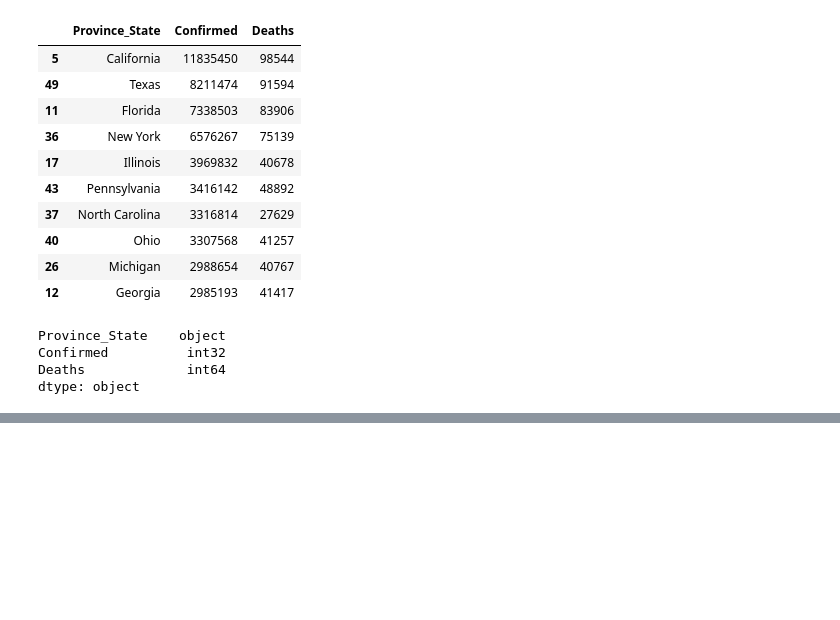
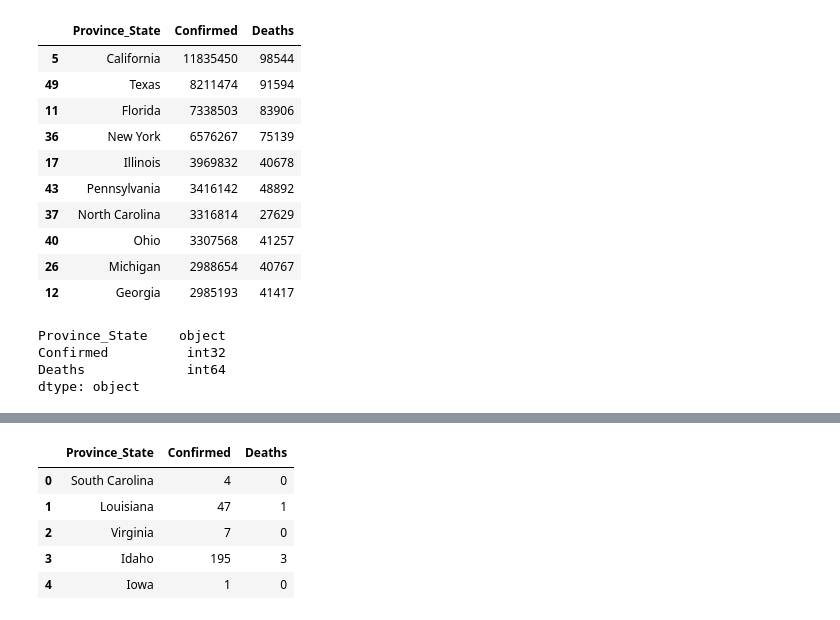
Before and after one commit to jvwastaken/Project-3, a Jupyter notebook: Sean/Resources/Graph_visuals.ipynb, the cells around one changed output, grey strips where cells are left out. Cells and saved outputs as stored; diff of their text form; code cells hidden in the pictures; blank space fills up the shorter version.

```diff
--- a/Sean/Resources/Graph_visuals.ipynb
+++ b/Sean/Resources/Graph_visuals.ipynb
@@ -74,0 +81,30 @@ plt.savefig(os.path.join(base_dir, 'Sean','Images', 'Top 10 Most Infected States
+# %%
+#Graph Visual 2: Are there any signs shown in the data that the country is able
+# to control the outbreak by the end of the year?
+
+# Set the base directory, directory pathing aid by Xpert Learning Assistant
+base_dir = os.path.abspath(os.path.join(os.getcwd(), '..', '..'))  # Navigate up two levels to the main project directory
+
+# Search for the CSV file in Stephen's folder
+start_csv_path = os.path.join(base_dir, 'Stephen', 'johns_hopkins_github_data_pull', 'covid_reports_2020', '04-01-2020.csv')
+mid_csv_path = os.path.join(base_dir, 'Stephen', 'johns_hopkins_github_data_pull', 'covid_reports_2021-23_us', '09-01-2021.csv')
+end_csv_path = os.path.join(base_dir, 'Stephen', 'johns_hopkins_github_data_pull', 'covid_reports_2021-23_us', '03-01-2023.csv')
+
+# Read both CSVs into separate DataFrames
+start_df = pd.read_csv(start_csv_path)
+mid_df = pd.read_csv(mid_csv_path)
+end_df = pd.read_csv(end_csv_path)
+
+# Dropping unneeded columns for the graph
+# 04-01-2020
+start_columns_to_drop = start_df.columns[0:2].tolist() + start_df.columns[3:7].tolist() + start_df.columns[9:18].tolist()
+start_trimmed_df = start_df.drop(columns=start_columns_to_drop)
+
+start_trimmed_df.head()
+# %% [output]
+|  | Province_State | Confirmed | Deaths |
+| 0 | South Carolina | 4 | 0 |
+| 1 | Louisiana | 47 | 1 |
+| 2 | Virginia | 7 | 0 |
+| 3 | Idaho | 195 | 3 |
+| 4 | Iowa | 1 | 0 |
```
Also changed, not shown: parts of 8 cells of this notebook, 3 other files.
